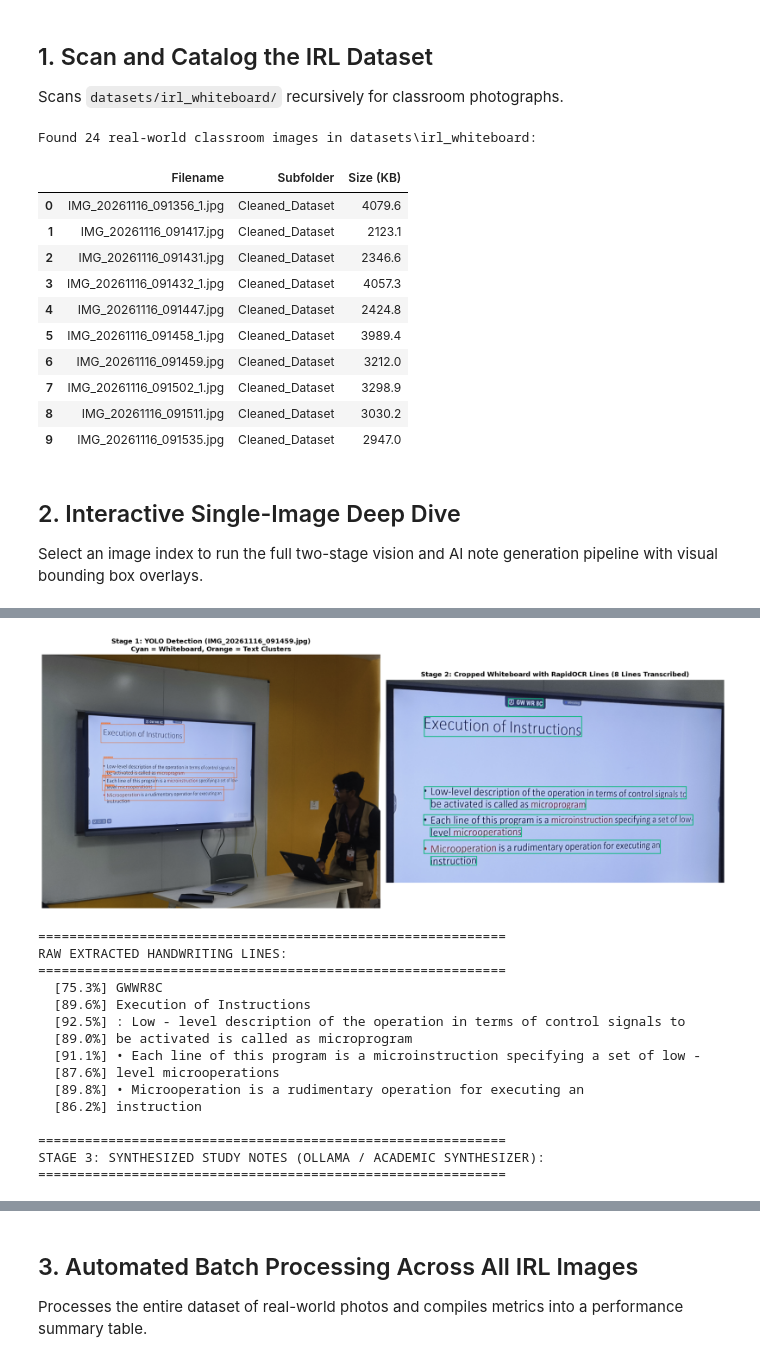
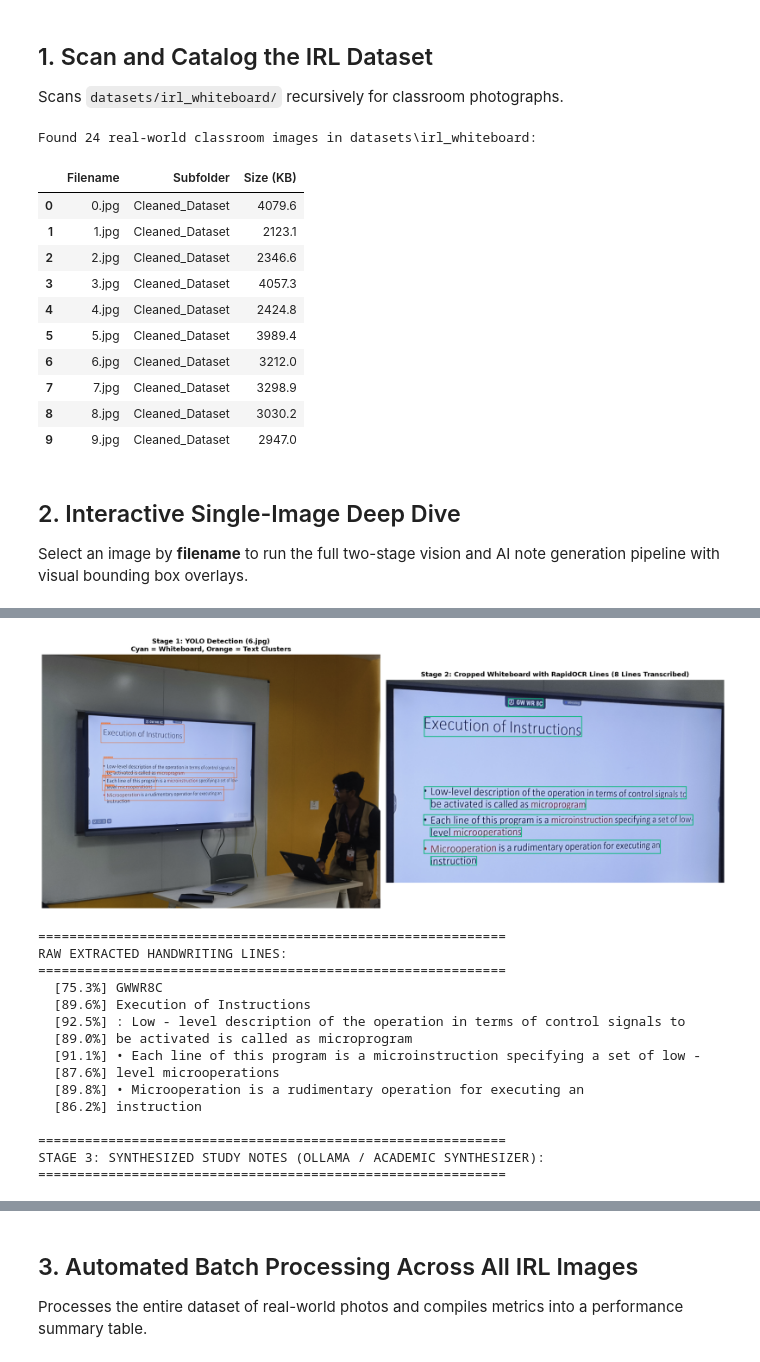
Before and after one commit to SkandaPranith/Boardmind-AI-, a Jupyter notebook: notebooks/11_irl_whiteboard_testing.ipynb, the cells around one changed output, grey strips where cells are left out. Saved outputs shown, nothing was run; the diff lists cells and outputs as text; code cells hidden in the pictures.

```diff
--- a/notebooks/11_irl_whiteboard_testing.ipynb
+++ b/notebooks/11_irl_whiteboard_testing.ipynb
@@ -61,10 +61,14 @@ Scans `datasets/irl_whiteboard/` recursively for classroom photographs.
 irl_dir = PROJECT_ROOT / "datasets" / "irl_whiteboard"
 image_extensions = (".jpg", ".jpeg", ".png", ".webp")
 
+# Natural numerical sort (0.jpg, 1.jpg, ..., 23.jpg)
+def natural_sort_key(p):
+    return (0, int(p.stem)) if p.stem.isdigit() else (1, p.name.lower())
+
 irl_images = sorted([
     p for p in irl_dir.rglob("*")
     if p.suffix.lower() in image_extensions
-])
+], key=natural_sort_key)
 
 print(f"Found {len(irl_images)} real-world classroom images in {irl_dir.relative_to(PROJECT_ROOT)}:\n")
 df_catalog = pd.DataFrame([{
@@ -77,24 +81,41 @@ display(df_catalog.head(10))
 # %% [output]
 Found 24 real-world classroom images in datasets\irl_whiteboard:
 |  | Filename | Subfolder | Size (KB) |
-| 0 | IMG_20261116_091356_1.jpg | Cleaned_Dataset | 4079.6 |
-| 1 | IMG_20261116_091417.jpg | Cleaned_Dataset | 2123.1 |
-| 2 | IMG_20261116_091431.jpg | Cleaned_Dataset | 2346.6 |
-| 3 | IMG_20261116_091432_1.jpg | Cleaned_Dataset | 4057.3 |
-| 4 | IMG_20261116_091447.jpg | Cleaned_Dataset | 2424.8 |
-| 5 | IMG_20261116_091458_1.jpg | Cleaned_Dataset | 3989.4 |
-| 6 | IMG_20261116_091459.jpg | Cleaned_Dataset | 3212.0 |
-| 7 | IMG_20261116_091502_1.jpg | Cleaned_Dataset | 3298.9 |
-| 8 | IMG_20261116_091511.jpg | Cleaned_Dataset | 3030.2 |
-| 9 | IMG_20261116_091535.jpg | Cleaned_Dataset | 2947.0 |
+| 0 | 0.jpg | Cleaned_Dataset | 4079.6 |
+| 1 | 1.jpg | Cleaned_Dataset | 2123.1 |
+| 2 | 2.jpg | Cleaned_Dataset | 2346.6 |
+| 3 | 3.jpg | Cleaned_Dataset | 4057.3 |
+| 4 | 4.jpg | Cleaned_Dataset | 2424.8 |
+| 5 | 5.jpg | Cleaned_Dataset | 3989.4 |
+| 6 | 6.jpg | Cleaned_Dataset | 3212.0 |
+| 7 | 7.jpg | Cleaned_Dataset | 3298.9 |
+| 8 | 8.jpg | Cleaned_Dataset | 3030.2 |
+| 9 | 9.jpg | Cleaned_Dataset | 2947.0 |
 # %% [markdown]
 ## 2. Interactive Single-Image Deep Dive
-Select an image index to run the full two-stage vision and AI note generation pipeline with visual bounding box overlays.
+Select an image by **filename** to run the full two-stage vision and AI note generation pipeline with visual bounding box overlays.
 # %%
-# Select index (0 to len(irl_images)-1)
-SAMPLE_INDEX = 6
-target_path = irl_images[SAMPLE_INDEX]
-print(f"Processing: {target_path.name}")
+IMAGE_NAME = "6.jpg"
+
+if isinstance(IMAGE_NAME, int):
+    target_path = irl_images[IMAGE_NAME]
+else:
+    query = str(IMAGE_NAME).strip().lower()
+    matches = [
+        p for p in irl_images
+        if p.name.lower() == query
+        or p.stem.lower() == query
+        or p.name.lower().startswith(f"{query}.")
+    ]
+    if not matches:
+        available = [p.name for p in irl_images[:10]]
+        raise FileNotFoundError(
+            f"Image '{IMAGE_NAME}' not found in {irl_dir}.\n"
+            f"Available sample filenames: {available}..."
+        )
+    target_path = matches[0]
+
+print(f"Processing: {target_path.name} ({target_path.relative_to(PROJECT_ROOT)})")
 
 t0 = time.perf_counter()
 img_raw = Image.open(target_path)
@@ -198,6 +219,6 @@ Stage 1: Detected 5 region(s):
   • Lines Transcribed: 8
   • AI Engine: Local Ollama Edge Engine (llama3.2:3b)
-[figure, old version]
+[figure, new version]
 ============================================================
 RAW EXTRACTED HANDWRITING LINES:
 ============================================================
```
Also changed, not shown: parts of 3 cells of this notebook, 3 other files.
